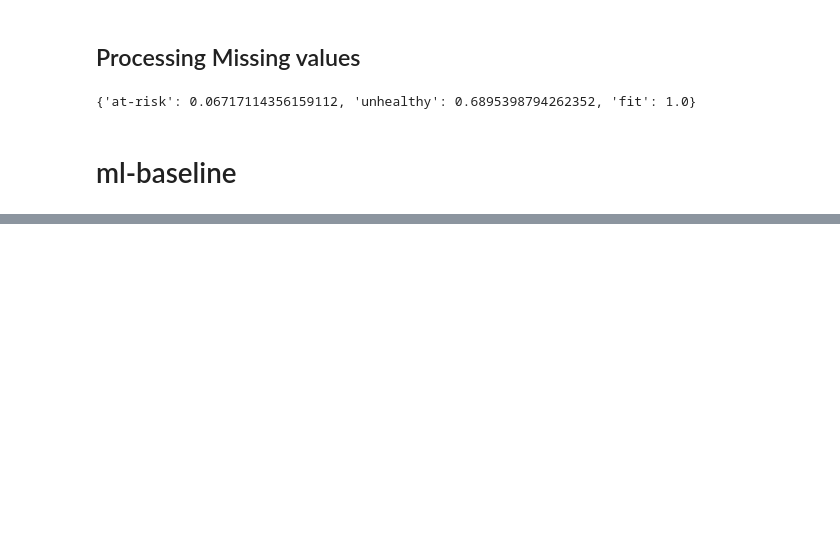
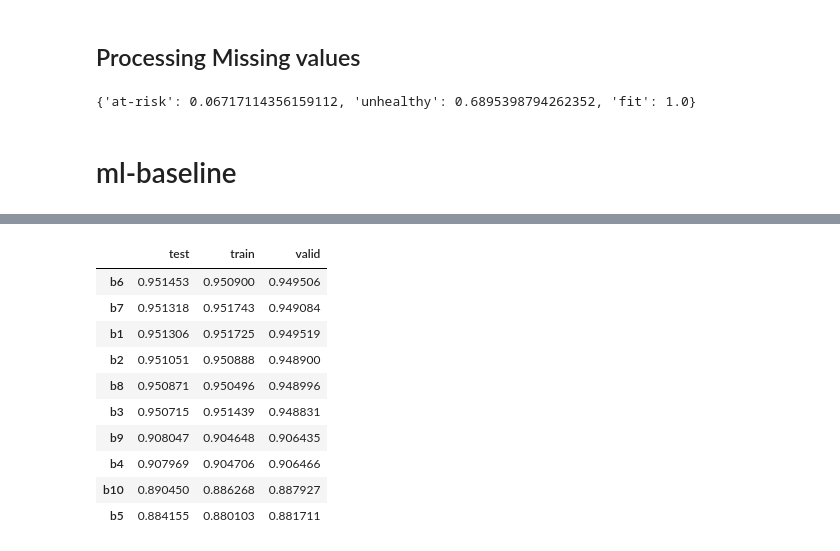
Before and after one commit to sunkusun9/ml-lab, a Jupyter notebook: examples/kaggle_s6e7/1.Prepare.ipynb, the cells around one changed output, grey strips where cells are left out. Saved outputs shown, nothing was run; the diff lists cells and outputs as text; code cells hidden in the pictures; blank space fills up the shorter version.

```diff
--- a/examples/kaggle_s6e7/1.Prepare.ipynb
+++ b/examples/kaggle_s6e7/1.Prepare.ipynb
@@ -474,7 +470,8 @@ I0000 00:00:1787473234.853810  159038 port.cc:153] oneDNN custom operations are
 # %%
 prj.pipeline.set_grp('pre', method='transform')
 prj.pipeline.set_node('std', grp='pre', processor='sklearn.preprocessing.StandardScaler', edges={'X': dsl_str(X_num_f)})
-prj.pipeline.set_node('ohe', grp='pre', processor='sklearn.preprocessing.OneHotEncoder', edges={'X': dsl_str(X_cat_f)}, params={'sparse_output': False})
+prj.pipeline.set_node('ohe', grp='pre', processor='sklearn.preprocessing.OneHotEncoder', edges={'X': dsl_str(X_cat_f)},
+                      params={'sparse_output': False})
 prj.publish_pipeline()
 prj.build('explore')
 # %% [output]
@@ -674,0 +680,15 @@ prj.get_collector('explore', 'xgb_evals_results').get_attr('b36')
+# %%
+df_train = df_train.assign(
+    sl_du = lambda x: (x['stress_level_o'] == 1.0) * x['sleep_duration'],
+    sl_pal_sd = lambda x: (x['stress_level_o'] == -1.0) * (x['physical_activity_level_o'] == 1.0) * x['sleep_duration'],
+    sl_du_f = lambda x: (x['stress_level_o'] == 1.0) * x['sleep_duration_f'],
+    sl_pal_sd_f = lambda x: (x['stress_level_o'] == -1.0) * (x['physical_activity_level_o'] == 1.0) * x['sleep_duration_f'],
+)
+df_test = df_test.assign(
+    sl_du = lambda x: (x['stress_level_o'] == 1.0) * x['sleep_duration'],
+    sl_pal_sd = lambda x: (x['stress_level_o'] == -1.0) * (x['physical_activity_level_o'] == 1.0) * x['sleep_duration'],
+    sl_du_f = lambda x: (x['stress_level_o'] == 1.0) * x['sleep_duration_f'],
+    sl_pal_sd_f = lambda x: (x['stress_level_o'] == -1.0) * (x['physical_activity_level_o'] == 1.0) * x['sleep_duration_f'],
+)
+# %%
+prj.set_data(df_train)
@@ -674,0 +743,14 @@ prj.get_collector('explore', 'xgb_evals_results').get_attr('b36')
+# %%
+prj.experimenters['explore'].collectors.get_collector('bAcc').get_metrics_agg()[0].sort_values('test', ascending = False).iloc[:10]
+# %% [output]
+|  | test | train | valid |
+| b6 | 0.951453 | 0.950900 | 0.949506 |
+| b7 | 0.951318 | 0.951743 | 0.949084 |
+| b1 | 0.951306 | 0.951725 | 0.949519 |
+| b2 | 0.951051 | 0.950888 | 0.948900 |
+| b8 | 0.950871 | 0.950496 | 0.948996 |
+| b3 | 0.950715 | 0.951439 | 0.948831 |
+| b9 | 0.908047 | 0.904648 | 0.906435 |
+| b4 | 0.907969 | 0.904706 | 0.906466 |
+| b10 | 0.890450 | 0.886268 | 0.887927 |
+| b5 | 0.884155 | 0.880103 | 0.881711 |
```
Also changed, not shown: parts of 43 cells of this notebook.
